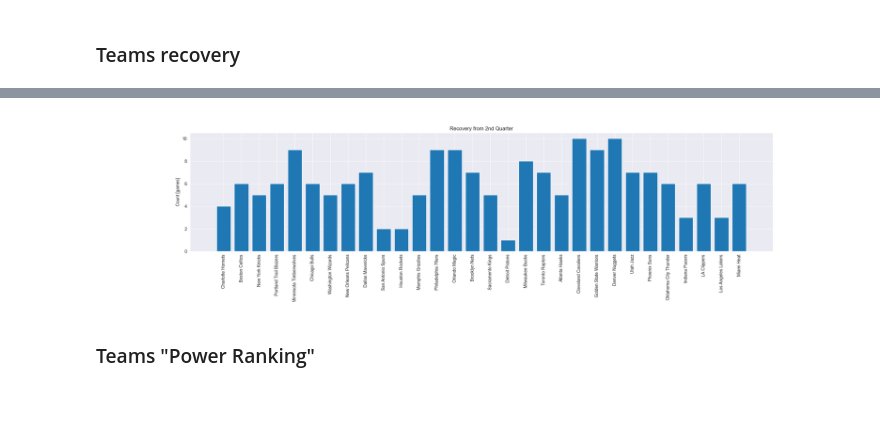
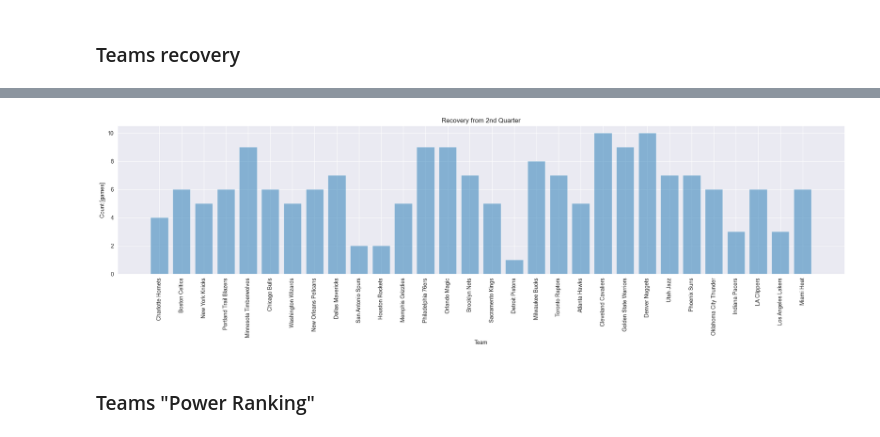
Before and after one commit to ShiriGilboa/BigDataProject, a Jupyter notebook: Data analysis/Big_data_Final_project_analysis.ipynb, the cells around one changed output, grey strips where cells are left out. Saved outputs shown, nothing was run; the diff lists cells and outputs as text; code cells hidden in the pictures; blank space fills up the shorter version.

```diff
--- a/Data analysis/Big_data_Final_project_analysis.ipynb
+++ b/Data analysis/Big_data_Final_project_analysis.ipynb
@@ -71,5 +72,5 @@ def index_to_strings_players(argument, player_name, stat_name, value):
 # # printing all tables list
 # print(cursor.fetchall())
 # %%
-spark = SparkSession.builder.appName('treatmeant').getOrCreate()
+spark = SparkSession.builder.appName('treatmeant').config('spark.sql.codegen.wholeStage', 'false').getOrCreate()
 # %% [output]
@@ -571,17 +573,17 @@ plt.show(fig);
 # %%
 keys = [teams_dict[key] for key in teams_recovery_half.keys()]
 values = teams_recovery_half.values()
 fig, ax = plt.subplots(num = figure_count, figsize = (24,  6))
 figure_count += 1
 plt.subplots_adjust(right=0.9, top=0.9, bottom=0.27)
-ax.bar(keys, values)
+ax.bar(keys, values, alpha = 0.5)
 ax.set_xticks(range(0, len(keys)), keys, rotation=90)
 ax.set_xlabel('Team')
 ax.set_ylabel('Count [games]')
 ax.set_title('Recovery from 2nd Quarter')
 plt.show(fig);
 # %% [output]
-[figure, old version]
+[figure, new version]
 # %% [markdown]
 ### Teams "Power Ranking"
 # %%
```
Also changed, not shown: parts of 46 cells of this notebook, 2 other files.
